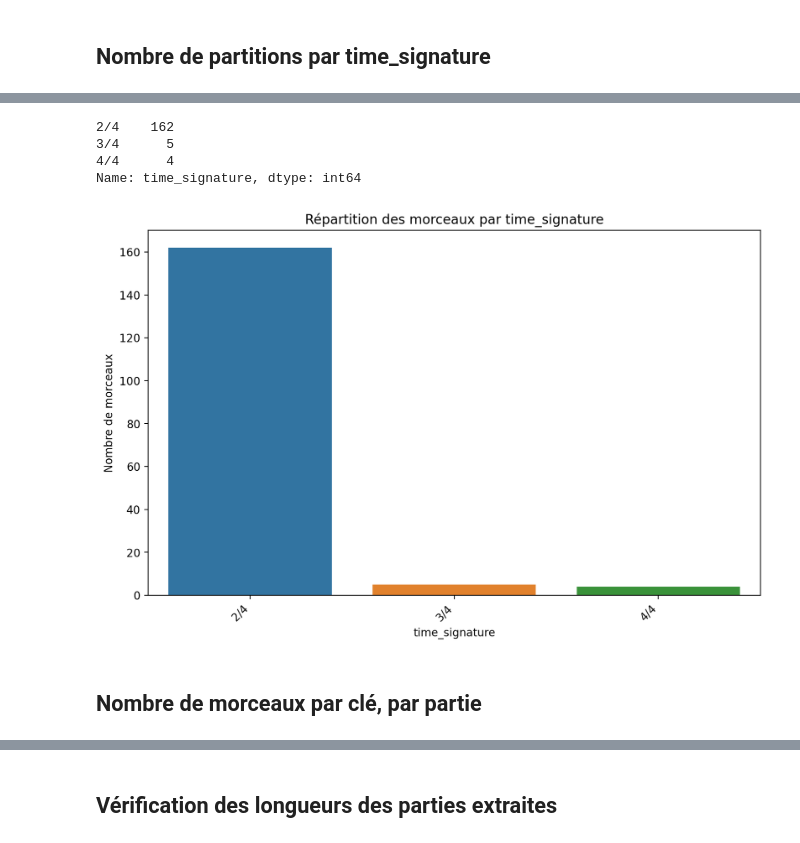
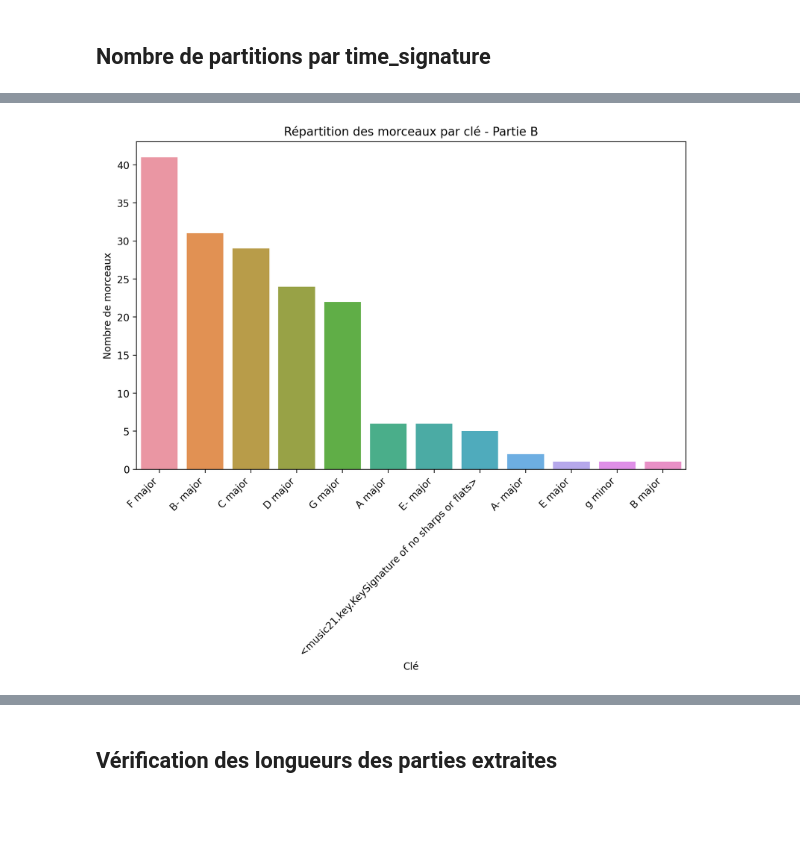
Before and after one commit to Gowthraven/Projet_M2, a Jupyter notebook: Dataset_Stats.ipynb, the cells around one changed output, grey strips where cells are left out. Drawn from its saved outputs; the diff is of its cells as text; code cells hidden in the pictures; blank space fills up the shorter version.

Commit message:
ajout stats par partie (toutes mesures) des notes

```diff
--- a/Dataset_Stats.ipynb
+++ b/Dataset_Stats.ipynb
@@ -17,22 +61,16 @@ df = pd.json_normalize(data)
 # %%
-count_by_key = df[df['time_signature'].notnull()]['time_signature'].value_counts()
+count_by_key = df[df['B.key'].notnull()]['B.key'].value_counts()
 sorted_keys = count_by_key.sort_values(ascending=False).index
 
 plt.figure(figsize=(10, 6))
-ax = sns.countplot(x='time_signature', data=df[df['time_signature'].notnull()], order=sorted_keys)
-plt.title('Répartition des morceaux par time_signature')
-plt.xlabel('time_signature')
+ax = sns.countplot(x='B.key', data=df[df['B.key'].notnull()], order=sorted_keys)
+plt.title('Répartition des morceaux par clé - Partie B')
+plt.xlabel('Clé')
 plt.ylabel('Nombre de morceaux')
 
 ax.set_xticklabels(ax.get_xticklabels(), rotation=45, ha="right")
-print(count_by_key)
+
 plt.show()
 # %% [output]
-2/4    162
-3/4      5
-4/4      4
-Name: time_signature, dtype: int64
-[figure, old version]
+[figure, new version]
-# %% [markdown]
-## Nombre de morceaux par clé, par partie
 # %%
```
Also changed, not shown: parts of 25 cells of this notebook.
